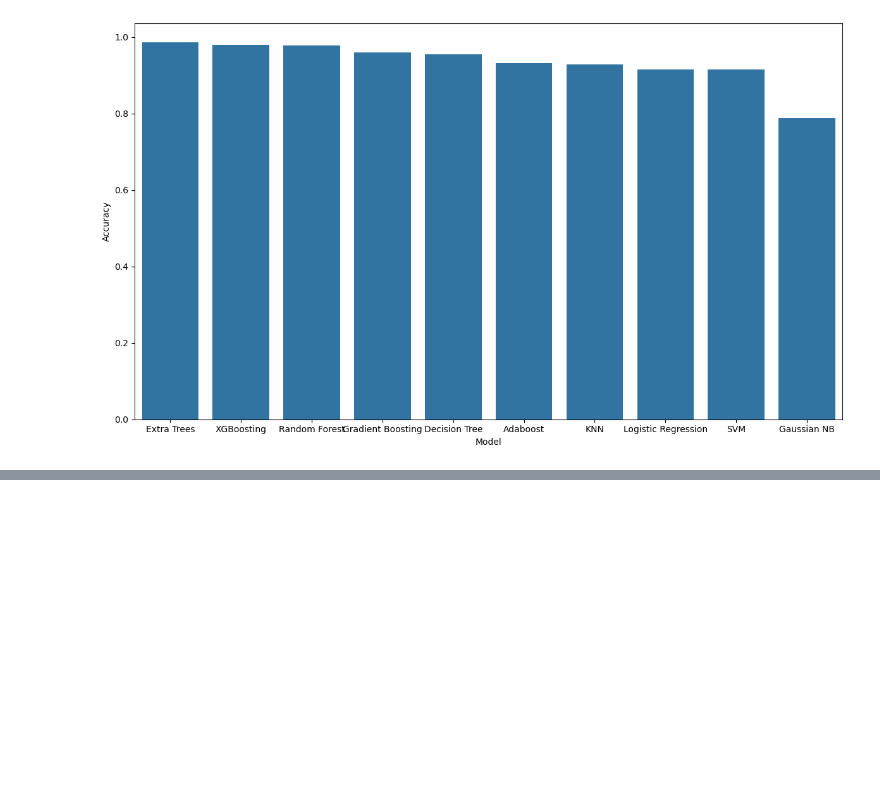
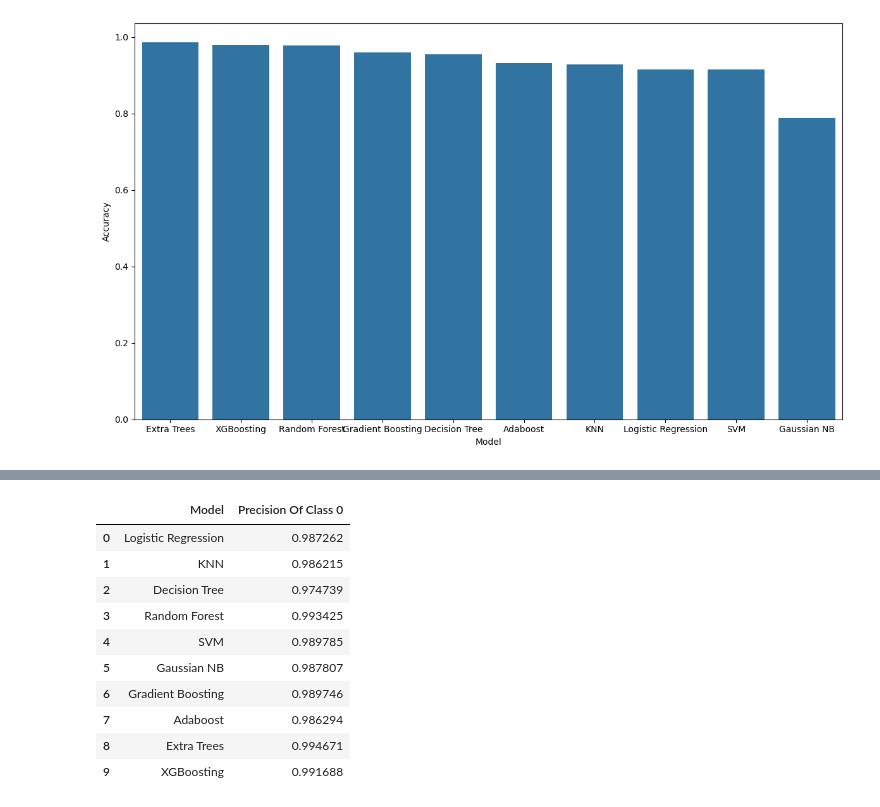
Before and after one commit to SLCosta1011/Country-Development-Predictor, a Jupyter notebook: model_test.ipynb, the cells around one changed output, grey strips where cells are left out. Saved outputs shown, nothing was run; the diff lists cells and outputs as text; code cells hidden in the pictures; blank space fills up the shorter version.

```diff
--- a/model_test.ipynb
+++ b/model_test.ipynb
@@ -638,0 +780,15 @@ plt.show()
+# %%
+df_precision_0 = pd.DataFrame(data=precision_0.items(), columns=['Model', 'Precision Of Class 0'])
+df_precision_0
+# %% [output]
+|  | Model | Precision Of Class 0 |
+| 0 | Logistic Regression | 0.987262 |
+| 1 | KNN | 0.986215 |
+| 2 | Decision Tree | 0.974739 |
+| 3 | Random Forest | 0.993425 |
+| 4 | SVM | 0.989785 |
+| 5 | Gaussian NB | 0.987807 |
+| 6 | Gradient Boosting | 0.989746 |
+| 7 | Adaboost | 0.986294 |
+| 8 | Extra Trees | 0.994671 |
+| 9 | XGBoosting | 0.991688 |
```
Also changed, not shown: parts of 17 cells of this notebook.
